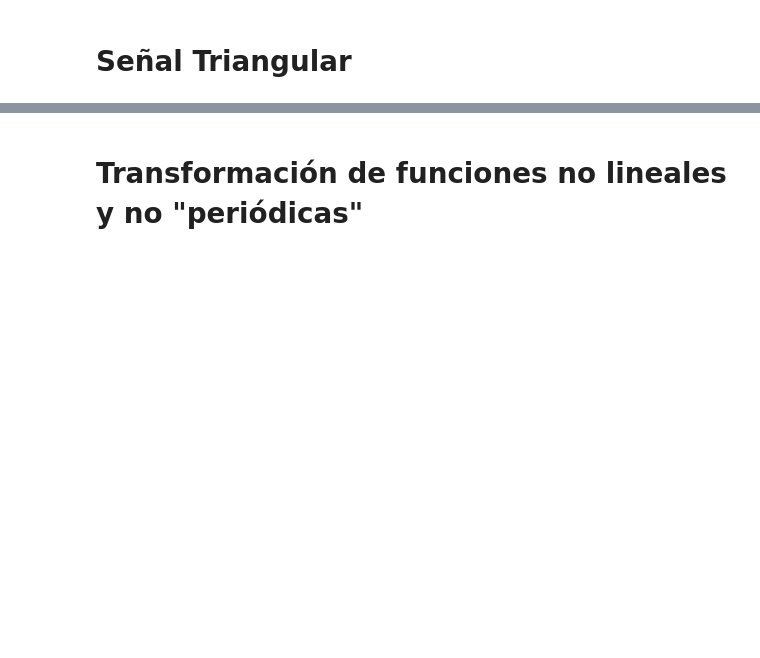
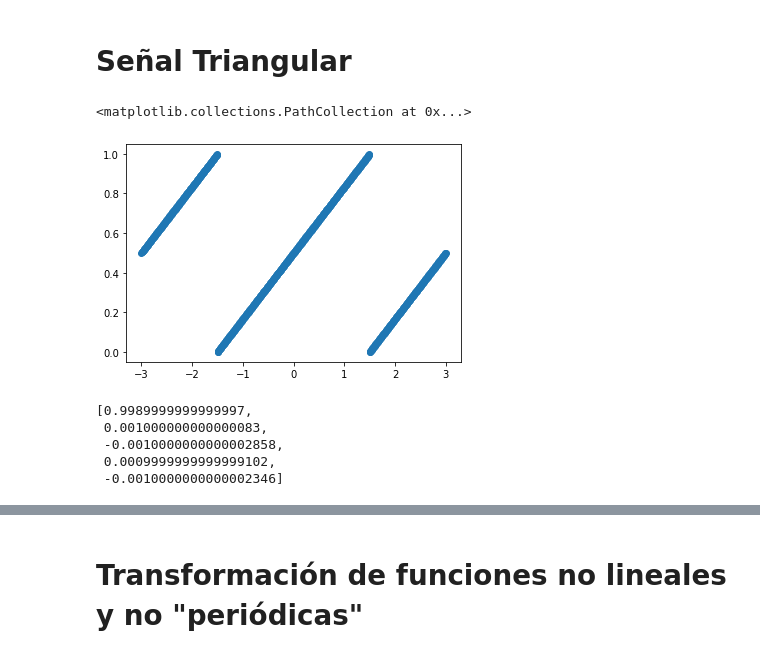
Before and after one commit to BrayanGar123/FISI2028-202010, a Jupyter notebook: ejercicios/semana10/fourier.ipynb, the cells around one changed output, grey strips where cells are left out. Drawn from its saved outputs; the diff is of its cells as text; code cells hidden in the pictures; blank space fills up the shorter version.

```diff
--- a/ejercicios/semana10/fourier.ipynb
+++ b/ejercicios/semana10/fourier.ipynb
@@ -49,9 +59,12 @@ def triangul(x,A,a,T=1,x0=0,center=1/2): # Senhal triangular de periodo 1 y defi
     return (A*xprima/(T*a) if xprima <= T*a else A*(1-(xprima-T*a)/(T*(1-a)))) - A*center
 triangul=np.vectorize(triangul,excluded=[1,2,3,4,5])
 # %%
-t = np.linspace(0,4,1001)
+t = np.linspace(0,6,1001)-3
 # %%
-plt.plot(t,triangul(t,1,0.5,2,1))
+plt.scatter(t,triangul(t,A=1,a=1,T=3,x0=1.5,center=0))
+# %% [output]
+<matplotlib.collections.PathCollection at 0x...>
+[figure, added]
 # %%
 def SFourier(y,T,kMax=10):
     # y tiene un numero determinado de datos
@@ -74 +103,9 @@ res_a,res_b = SFourier(triangul(t,1,0.5,2,1),T,kMax=100)
+# %%
+res_a[:5]
+# %% [output]
+[0.9989999999999997,
+ 0.001000000000000083,
+ -0.0010000000000002858,
+ 0.0009999999999999102,
+ -0.0010000000000002346]
 # %%
```
Also changed, not shown: parts of 22 cells of this notebook.
